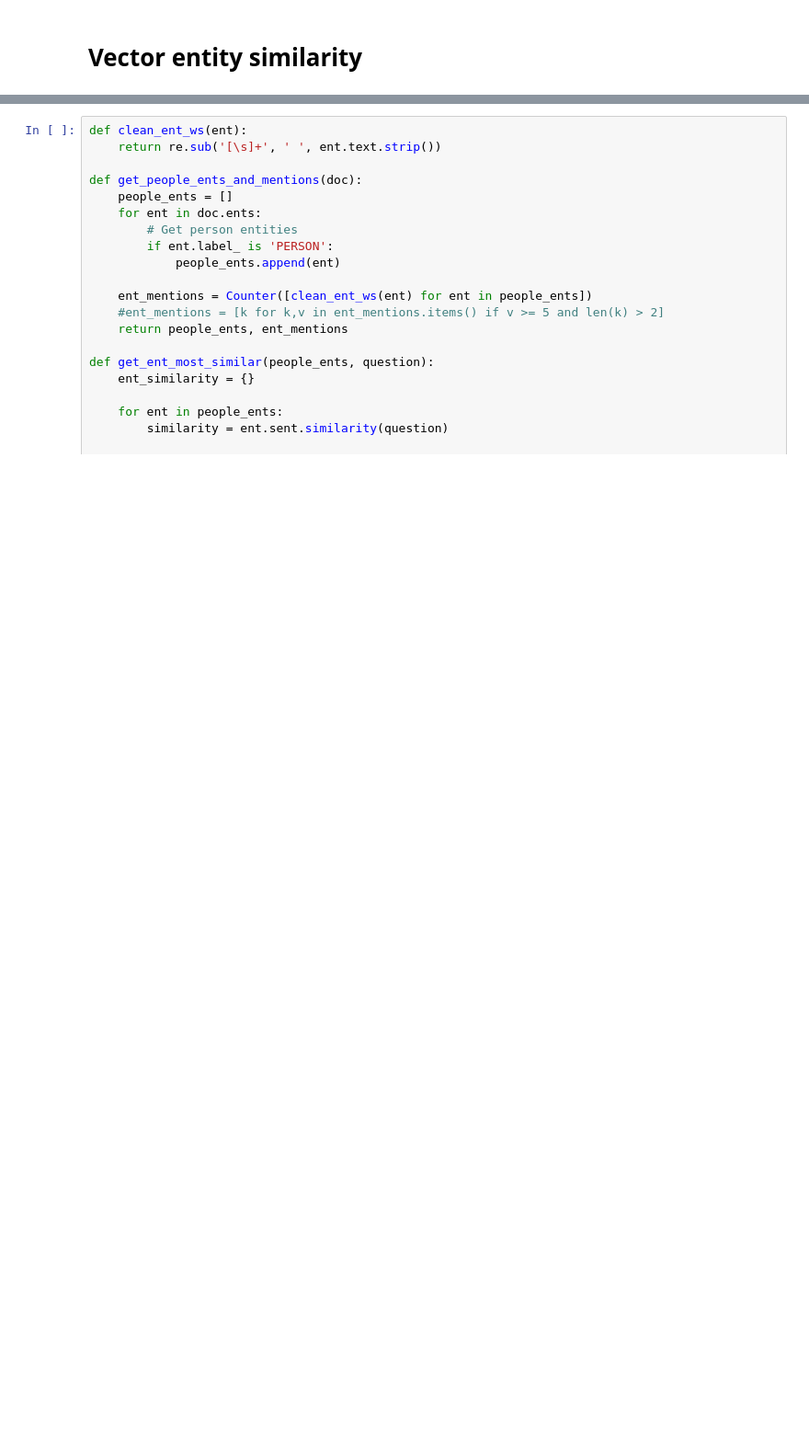
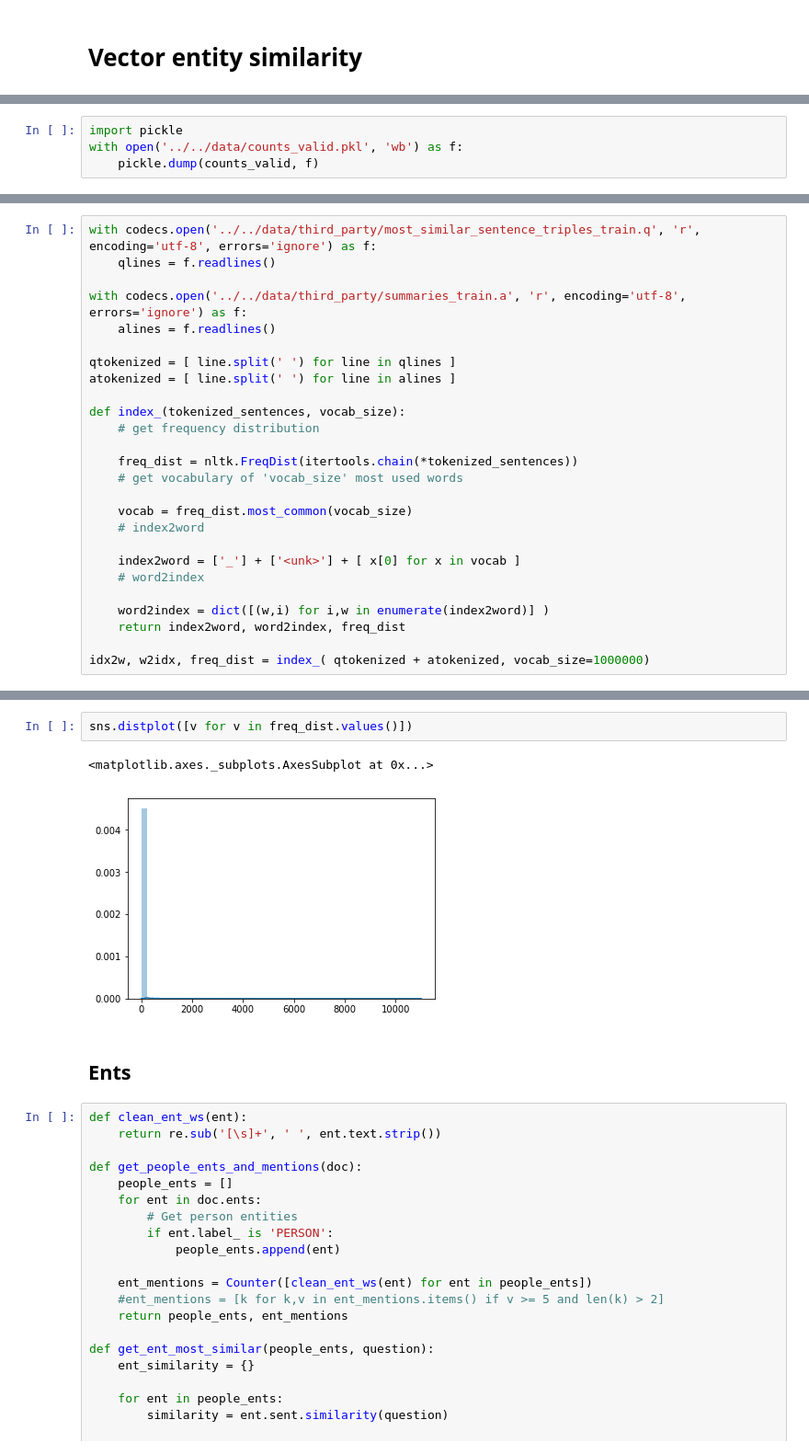
Before and after one commit to CpuKnows/NarrativeQA-Project, a Jupyter notebook: src/notebooks/Filter dataset.ipynb, the cells around one changed output, grey strips where cells are left out. Shown: that part at 92% size. Saved outputs shown, nothing was run; the diff lists cells and outputs as text; blank space fills up the shorter version.

```diff
--- a/src/notebooks/Filter dataset.ipynb
+++ b/src/notebooks/Filter dataset.ipynb
@@ -47,0 +189,4 @@ questions = pd.read_csv('../../data/questions_books_who.csv')
+# %%
+import pickle
+with open('../../data/counts_valid.pkl', 'wb') as f:
+    pickle.dump(counts_valid, f)
@@ -47,0 +300,26 @@ questions = pd.read_csv('../../data/questions_books_who.csv')
+# %%
+with codecs.open('../../data/third_party/most_similar_sentence_triples_train.q', 'r', encoding='utf-8', errors='ignore') as f:
+    qlines = f.readlines()
+
+with codecs.open('../../data/third_party/summaries_train.a', 'r', encoding='utf-8', errors='ignore') as f:
+    alines = f.readlines()
+
+qtokenized = [ line.split(' ') for line in qlines ]
+atokenized = [ line.split(' ') for line in alines ]
+
+def index_(tokenized_sentences, vocab_size):
+    # get frequency distribution
+
+    freq_dist = nltk.FreqDist(itertools.chain(*tokenized_sentences))
+    # get vocabulary of 'vocab_size' most used words
+
+    vocab = freq_dist.most_common(vocab_size)
+    # index2word
+
+    index2word = ['_'] + ['<unk>'] + [ x[0] for x in vocab ]
+    # word2index
+
+    word2index = dict([(w,i) for i,w in enumerate(index2word)] )
+    return index2word, word2index, freq_dist
+
+idx2w, w2idx, freq_dist = index_( qtokenized + atokenized, vocab_size=1000000)
@@ -48,3 +399,10 @@ questions = pd.read_csv('../../data/questions_books_who.csv')
+# %%
+sns.distplot([v for v in freq_dist.values()])
+# %% [output]
+<matplotlib.axes._subplots.AxesSubplot at 0x...>
+[figure, added]
+# %% [markdown]
+## Ents
 # %%
 def clean_ent_ws(ent):
     return re.sub('[\s]+', ' ', ent.text.strip())
```
Also changed, not shown: parts of 40 cells of this notebook, 57 other files.
